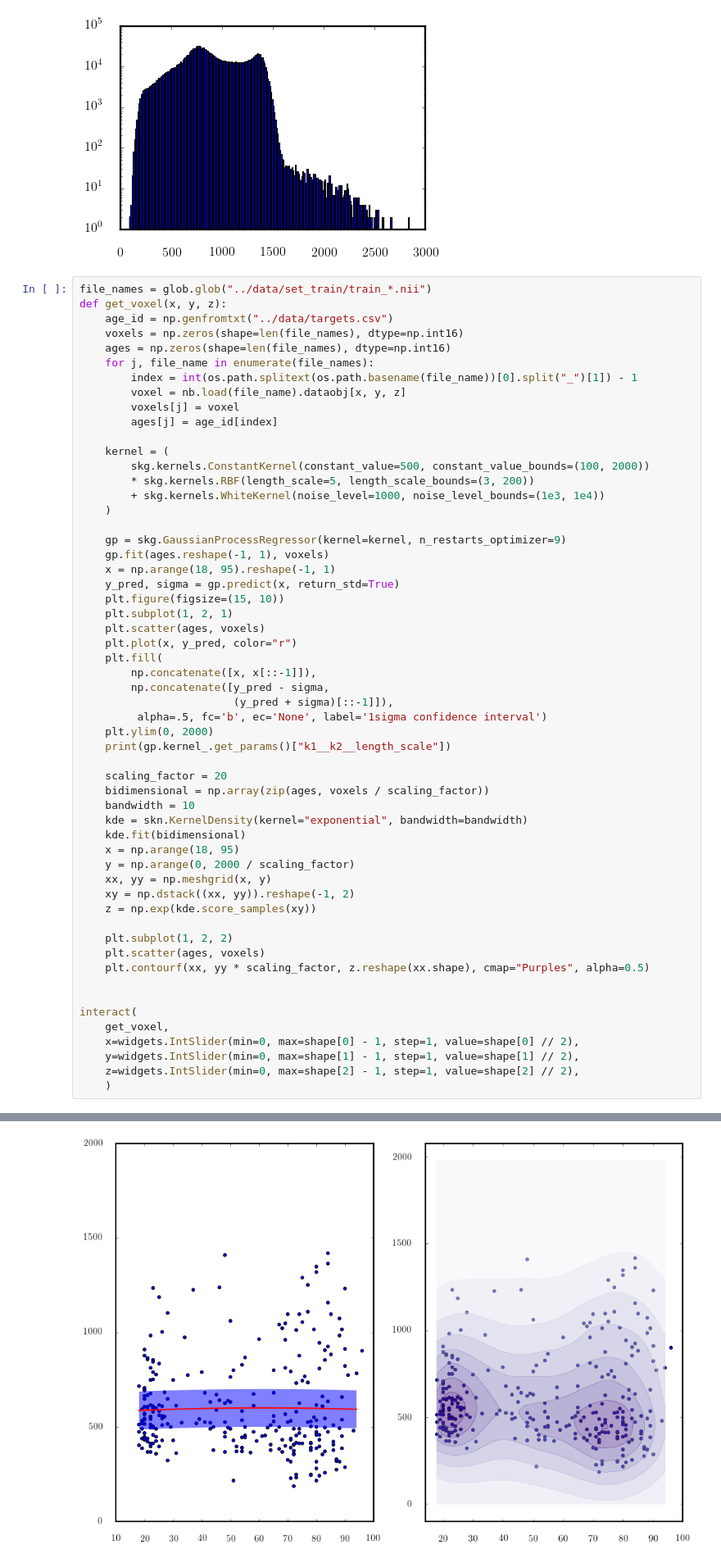
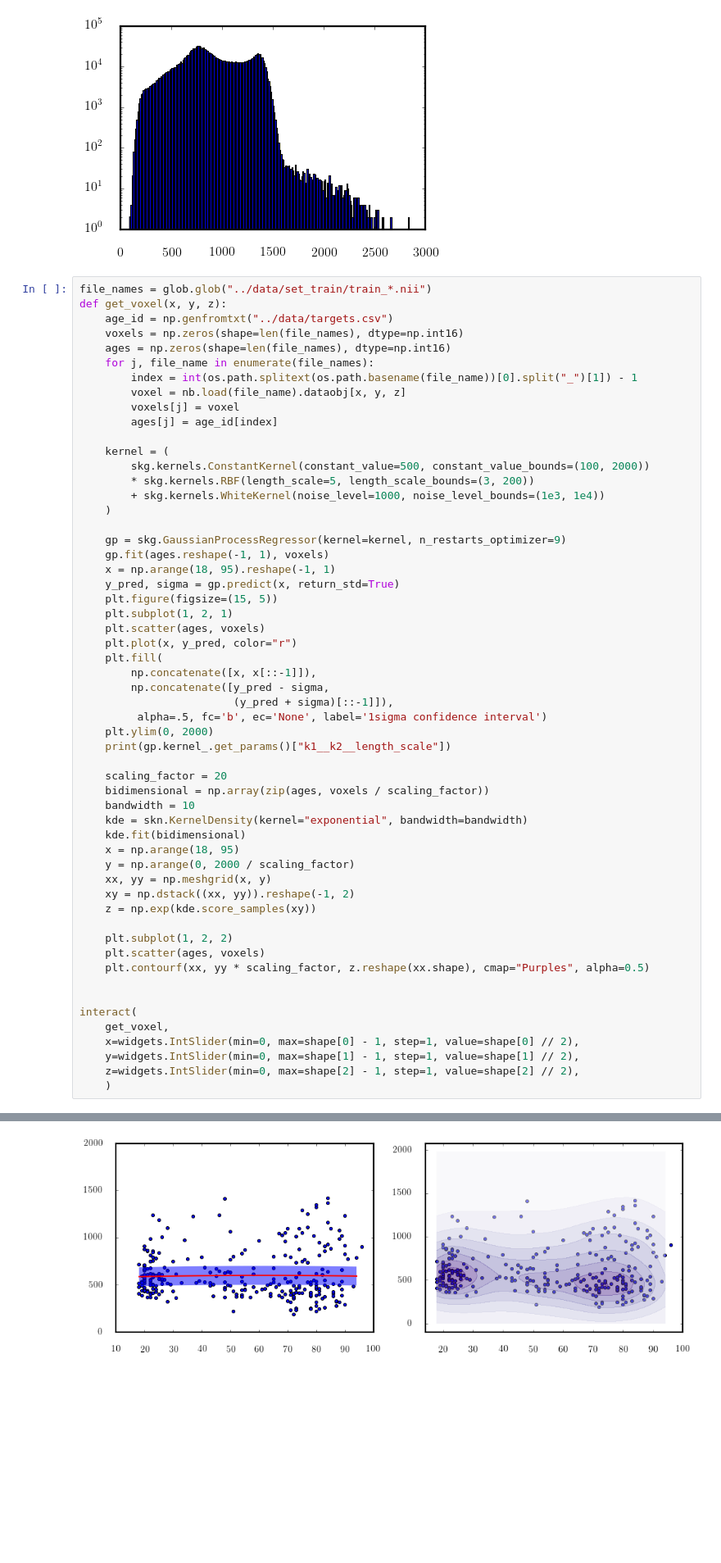
Before and after one commit to enucatl-phd/machine-learning-aging-brains, a Jupyter notebook: local_postprocessing/show_dataset.ipynb, the cells around one changed output, grey strips where cells are left out. Shown at 82% size. Saved outputs shown, nothing was run; the diff lists cells and outputs as text; blank space fills up the shorter version.

```diff
--- a/local_postprocessing/show_dataset.ipynb
+++ b/local_postprocessing/show_dataset.ipynb
@@ -135,7 +135,7 @@ def get_voxel(x, y, z):
     gp.fit(ages.reshape(-1, 1), voxels)
     x = np.arange(18, 95).reshape(-1, 1)
     y_pred, sigma = gp.predict(x, return_std=True)
-    plt.figure(figsize=(15, 10))
+    plt.figure(figsize=(15, 5))
     plt.subplot(1, 2, 1)
     plt.scatter(ages, voxels)
     plt.plot(x, y_pred, color="r")
@@ -145,34 +145,34 @@ def get_voxel(x, y, z):
                         (y_pred + sigma)[::-1]]),
          alpha=.5, fc='b', ec='None', label='1sigma confidence interval')
     plt.ylim(0, 2000)
     print(gp.kernel_.get_params()["k1__k2__length_scale"])
 
     scaling_factor = 20
     bidimensional = np.array(zip(ages, voxels / scaling_factor))
     bandwidth = 10
     kde = skn.KernelDensity(kernel="exponential", bandwidth=bandwidth)
     kde.fit(bidimensional)
     x = np.arange(18, 95)
     y = np.arange(0, 2000 / scaling_factor)
     xx, yy = np.meshgrid(x, y)
     xy = np.dstack((xx, yy)).reshape(-1, 2)
     z = np.exp(kde.score_samples(xy))
 
     plt.subplot(1, 2, 2)
     plt.scatter(ages, voxels)
     plt.contourf(xx, yy * scaling_factor, z.reshape(xx.shape), cmap="Purples", alpha=0.5)
 
 
 interact(
     get_voxel,
     x=widgets.IntSlider(min=0, max=shape[0] - 1, step=1, value=shape[0] // 2),
     y=widgets.IntSlider(min=0, max=shape[1] - 1, step=1, value=shape[1] // 2),
     z=widgets.IntSlider(min=0, max=shape[2] - 1, step=1, value=shape[2] // 2),
     )
 # %% [output]
 200.0
 <function __main__.get_voxel>
-[figure, old version]
+[figure, new version]
 # %%
 get_voxel(88, 104, 88);
 get_voxel(107, 76, 100);
```
Also changed, not shown: parts of 1 cell of this notebook, 2 other files.
